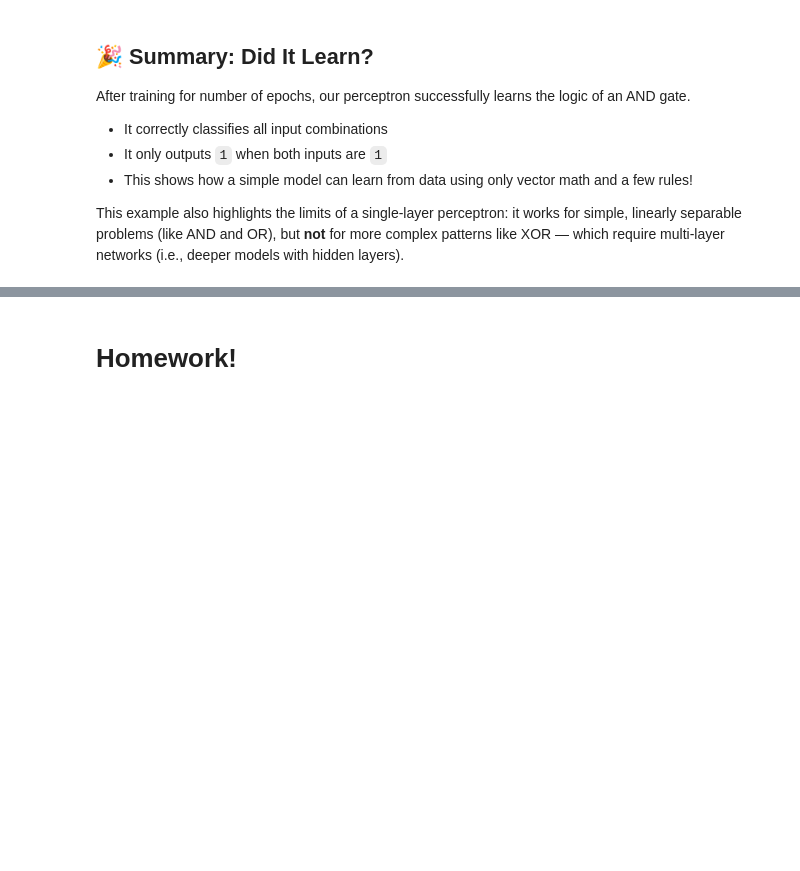
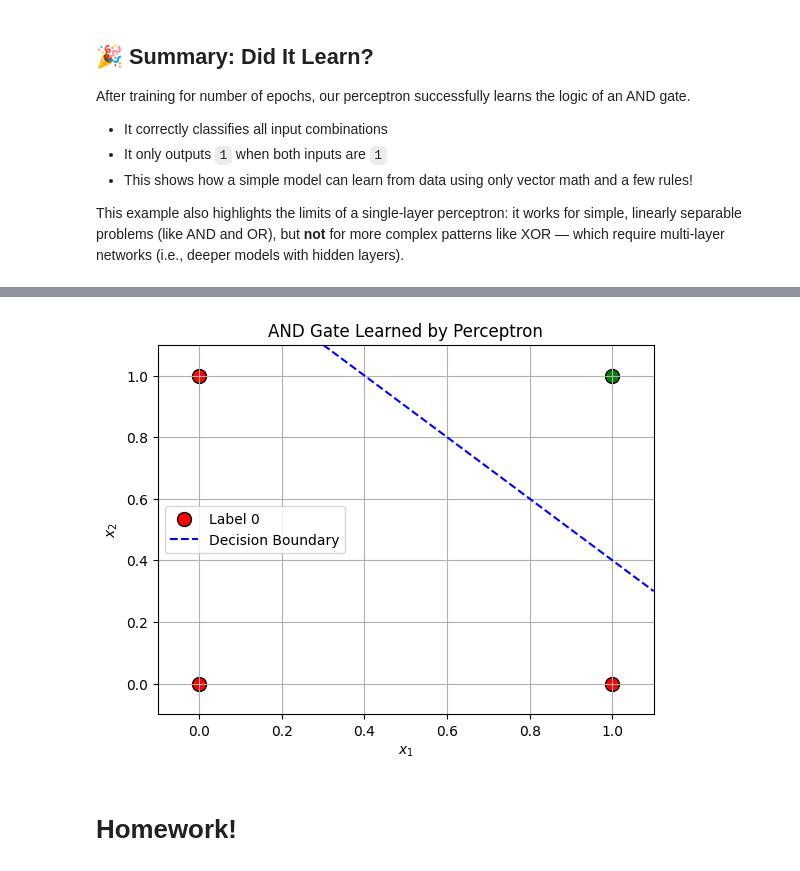
Before and after one commit to DaveyandGwiz/simple_neural_net, a Jupyter notebook: Or_Gate.ipynb, the cells around one changed output, grey strips where cells are left out. Saved outputs shown, nothing was run; the diff lists cells and outputs as text; code cells hidden in the pictures; blank space fills up the shorter version.

Commit message:
perceptron

```diff
--- a/Or_Gate.ipynb
+++ b/Or_Gate.ipynb
@@ -224,3 +326,40 @@ This example also highlights the limits of a single-layer perceptron: it works f
+# %%
+import numpy as np
+import matplotlib.pyplot as plt
+
+# Trained weights and bias (example — replace with your actual learned values)
+weights = np.array([0.5, 0.5])
+bias = -0.7  # Chosen so that only [1, 1] triggers output
+
+# Inputs and labels for AND gate
+inputs = np.array([
+    [0, 0],
+    [0, 1],
+    [1, 0],
+    [1, 1]
+])
+labels = np.array([0, 0, 0, 1])
+
+# Plot data points
+for i, label in enumerate(labels):
+    color = 'red' if label == 0 else 'green'
+    plt.scatter(inputs[i, 0], inputs[i, 1], c=color, s=100, edgecolors='k', label=f'Label {label}' if i == 0 else "")
+
+# Plot decision boundary
+x_vals = np.linspace(-0.1, 1.1, 100)
+y_vals = -(weights[0] * x_vals + bias) / weights[1]
+plt.plot(x_vals, y_vals, 'b--', label='Decision Boundary')
+
+plt.title("AND Gate Learned by Perceptron")
+plt.xlabel("$x_1$")
+plt.ylabel("$x_2$")
+plt.xlim(-0.1, 1.1)
+plt.ylim(-0.1, 1.1)
+plt.grid(True)
+plt.legend()
+plt.show()
+# %% [output]
+[figure, added]
 # %% [markdown]
 # Homework!
 # %%
```
Also changed, not shown: parts of 14 cells of this notebook, 1 other file.
